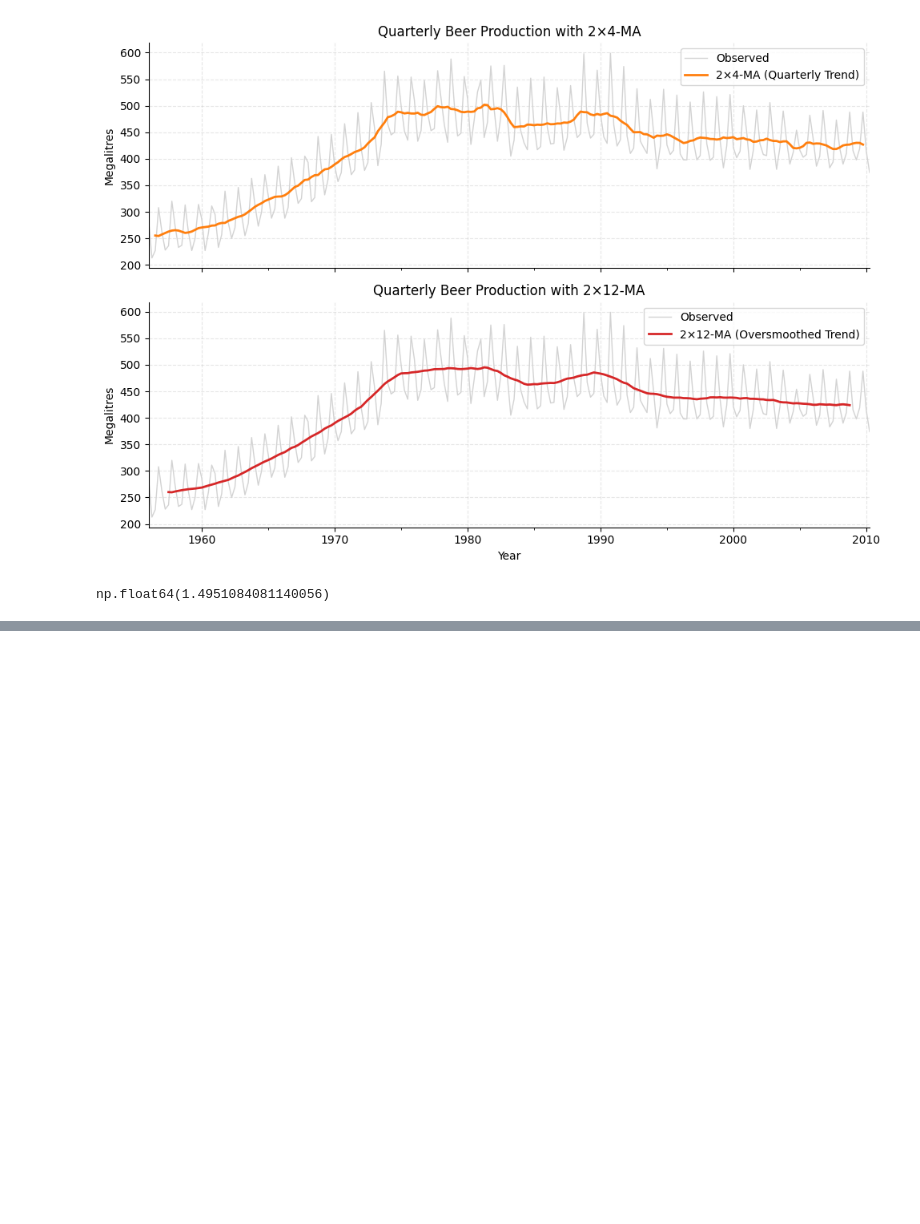
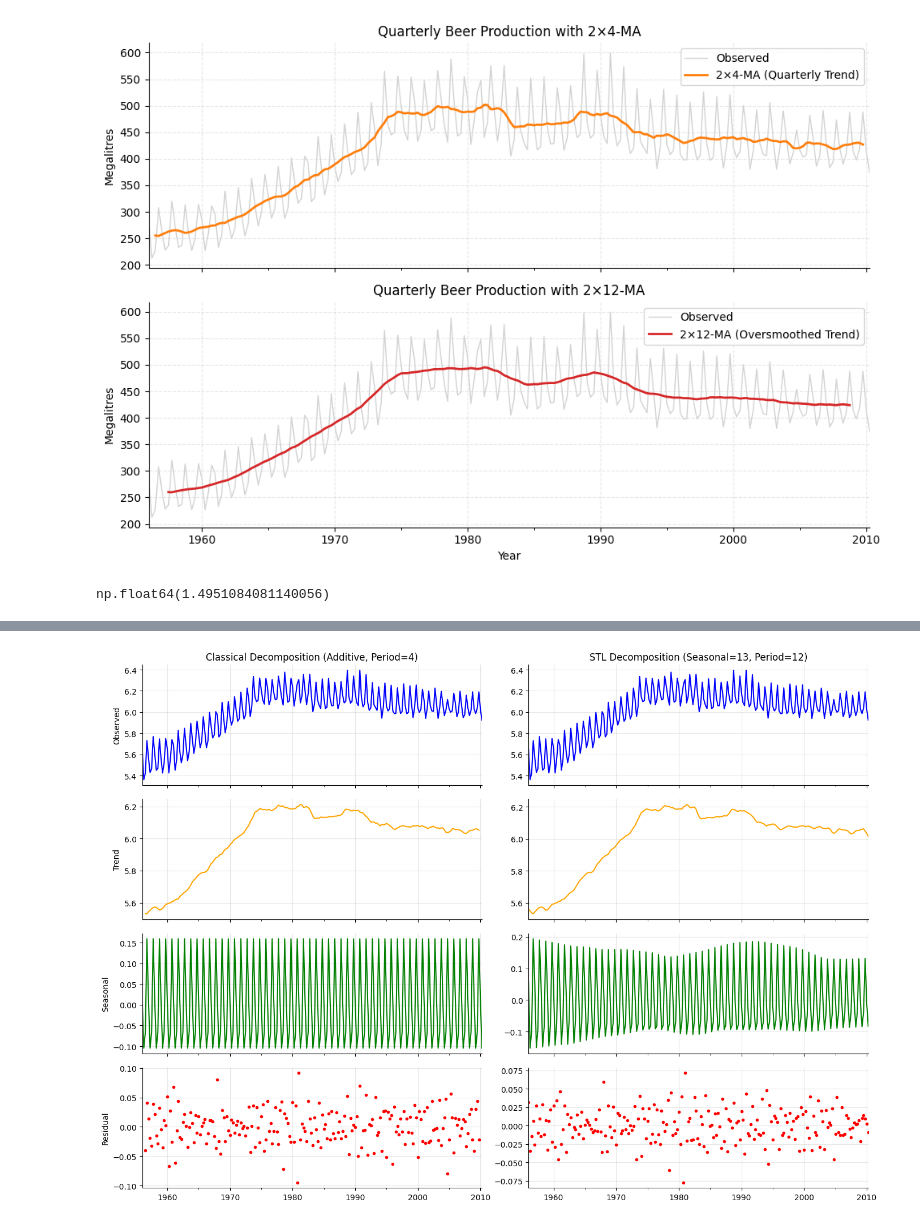
Before and after one commit to Teenold/AgentEmd, a Jupyter notebook: notebooks/lab03_decomposition_i_models_moving_averages_c.ipynb, the cells around one changed output, grey strips where cells are left out. Drawn from its saved outputs; the diff is of its cells as text; code cells hidden in the pictures; blank space fills up the shorter version.

```diff
--- a/notebooks/lab03_decomposition_i_models_moving_averages_c.ipynb
+++ b/notebooks/lab03_decomposition_i_models_moving_averages_c.ipynb
@@ -273,0 +254,49 @@ np.float64(4.838279073226745)
+# %%
+import numpy as np
+import pandas as pd
+import matplotlib.pyplot as plt
+from statsmodels.tsa.seasonal import seasonal_decompose, STL
+
+# 1. Log transform the ausbeer series
+ausbeer_log = np.log(ausbeer)
+
+# 2. Additive Classical Decomposition (period=4 for quarterly data)
+dec_classical = seasonal_decompose(ausbeer_log, model='additive', period=4)
+
+# 3. STL Decomposition (seasonal=13, period=12 as requested)
+dec_stl = STL(ausbeer_log, seasonal=13, period=4).fit()
+
+# 4. Plotting the results
+fig, axes = plt.subplots(4, 2, figsize=(14, 10), sharex=True)
+
+# Classical decomposition plots
+axes[0, 0].set_title('Classical Decomposition (Additive, Period=4)')
+dec_classical.observed.plot(ax=axes[0, 0], color='blue', legend=False)
+axes[0, 0].set_ylabel('Observed')
+
+dec_classical.trend.plot(ax=axes[1, 0], color='orange', legend=False)
+axes[1, 0].set_ylabel('Trend')
+
+dec_classical.seasonal.plot(ax=axes[2, 0], color='green', legend=False)
+axes[2, 0].set_ylabel('Seasonal')
+
+dec_classical.resid.plot(ax=axes[3, 0], color='red', legend=False, style='.')
+axes[3, 0].set_ylabel('Residual')
+
+# STL decomposition plots
+axes[0, 1].set_title('STL Decomposition (Seasonal=13, Period=12)')
+dec_stl.observed.plot(ax=axes[0, 1], color='blue', legend=False)
+
+dec_stl.trend.plot(ax=axes[1, 1], color='orange', legend=False)
+
+dec_stl.seasonal.plot(ax=axes[2, 1], color='green', legend=False)
+
+dec_stl.resid.plot(ax=axes[3, 1], color='red', legend=False, style='.')
+
+for ax in axes.flat:
+    ax.set_xlabel('')
+
+plt.tight_layout()
+plt.show()
+# %% [output]
+[figure, added]
```
Also changed, not shown: parts of 13 cells of this notebook.
